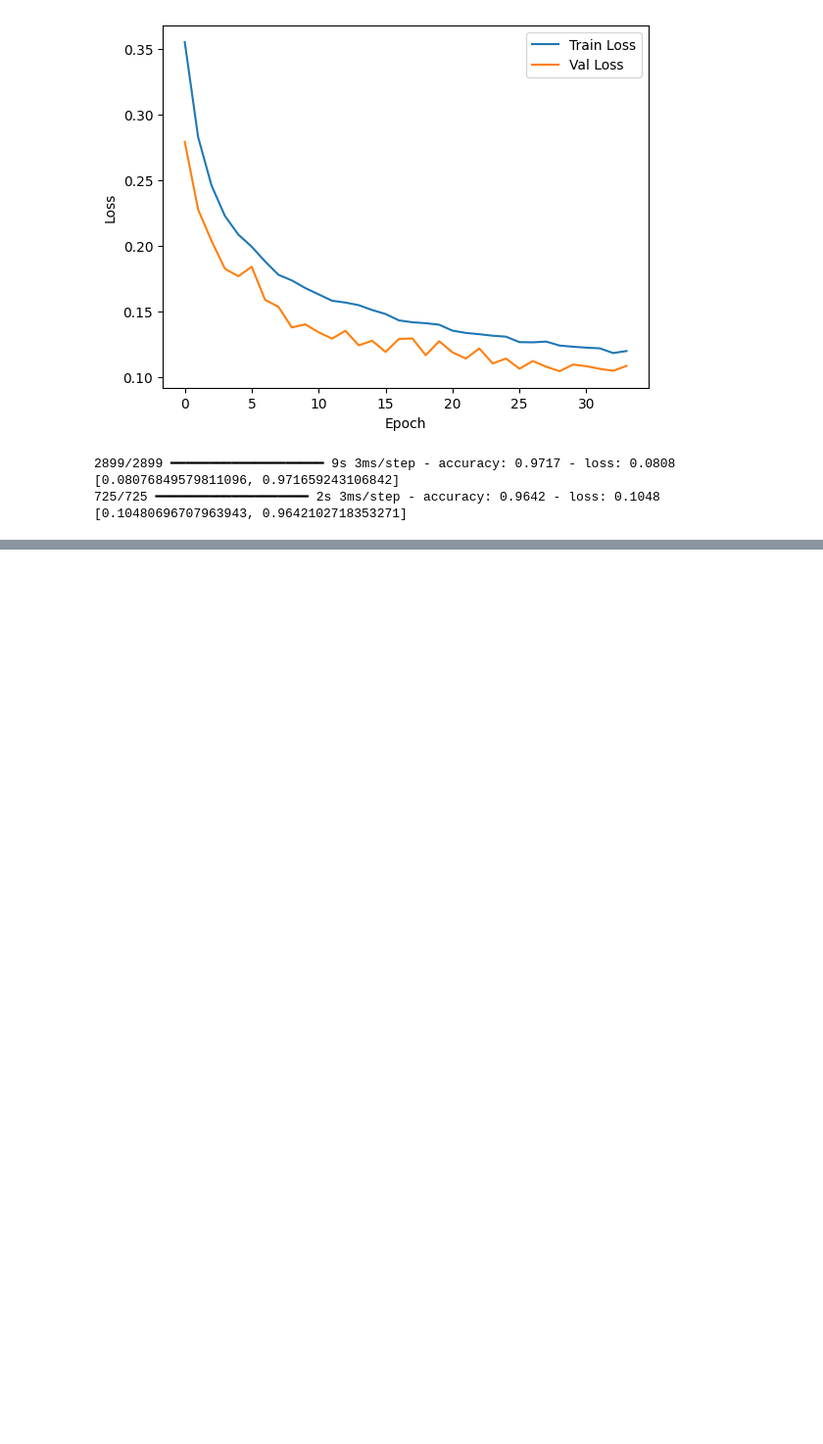
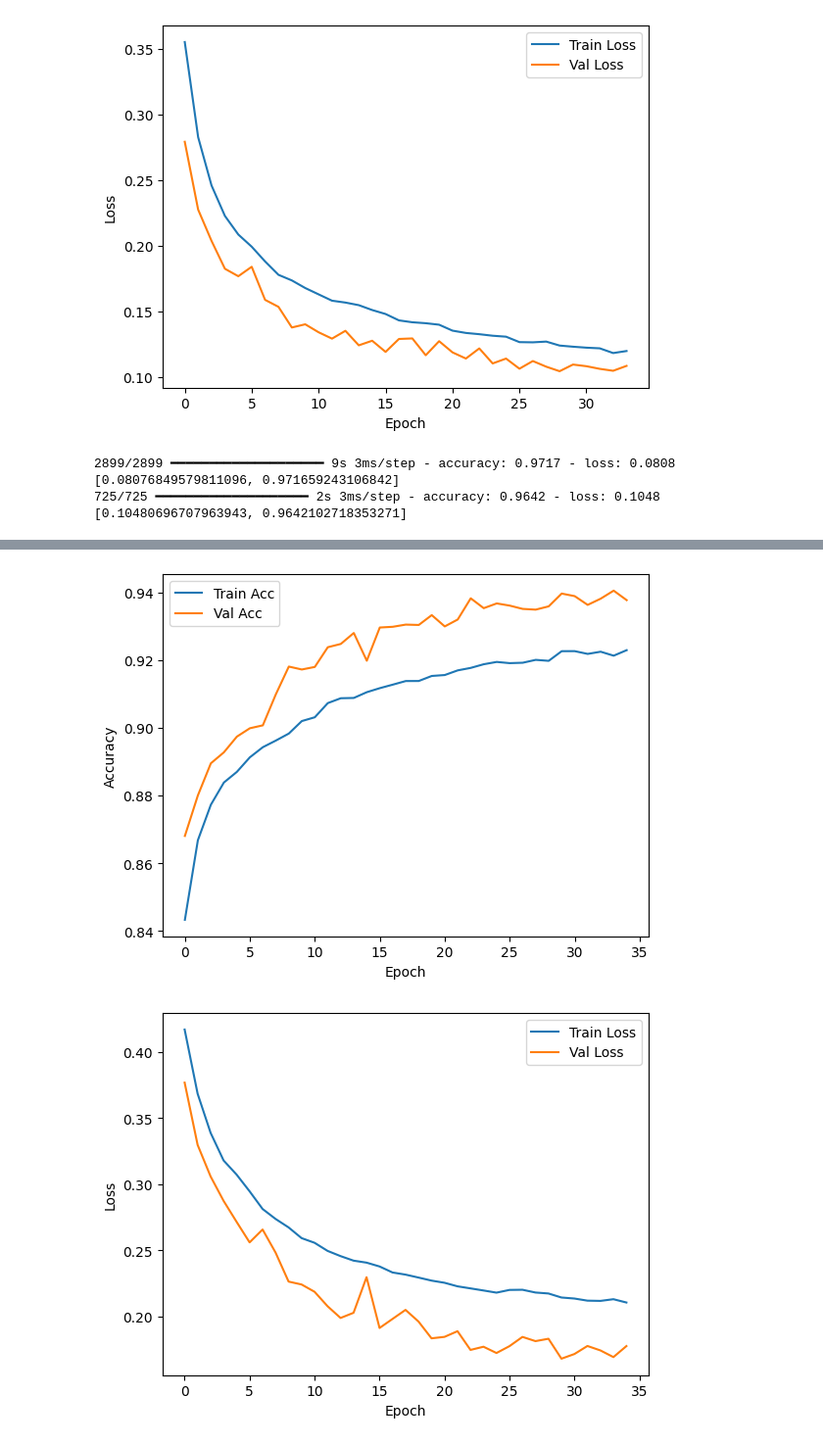
Before and after one commit to Zermatzor/DS_HeartBeat_Project, a Jupyter notebook: src/MLP.ipynb, the cells around one changed output, grey strips where cells are left out. Shown at 98% size. Saved outputs shown, nothing was run; the diff lists cells and outputs as text; code cells hidden in the pictures; blank space fills up the shorter version.

Commit message:
updated MLP with tanh models

```diff
--- a/src/MLP.ipynb
+++ b/src/MLP.ipynb
@@ -657,3 +657,72 @@ weighted avg       0.96      0.96      0.96     23191
 [0.08076849579811096, 0.971659243106842]
 725/725 ━━━━━━━━━━━━━━━━━━━━ 2s 3ms/step - accuracy: 0.9642 - loss: 0.1048
 [0.10480696707963943, 0.9642102718353271]
+# %%
+# build MLP model sequentially; Dense layers: [512, 256, 128, 64, 36], activation: tanh, dropout layers: Dropout(0.4) after each layer
+# output activation: sigmoid
+# epochs 50
+
+
+model = Sequential()
+
+model.add(Dense(units=512, activation='tanh', input_shape=(187,)))
+model.add(Dropout(0.4))
+model.add(Dense(units=256, activation='tanh'))
+model.add(Dropout(0.4))
+model.add(Dense(units=128, activation='tanh'))
+model.add(Dropout(0.4))
+model.add(Dense(units=64, activation='tanh'))
+model.add(Dropout(0.4))
+model.add(Dense(units=32, activation='tanh'))
+model.add(Dropout(0.4))
+model.add(Dense(units=1, activation='sigmoid'))
+
+#compile model
+
+model.compile(loss="binary_crossentropy", #loss function for binary classification
+              optimizer="adam",
+              metrics=["accuracy"])
+
+early_stop = EarlyStopping(monitor='val_loss',  #if no improvement in val_loss after 5 epochs, stop and keep best model
+                           patience=5,
+                           restore_best_weights=True)
+
+#train model
+
+history = model.fit(X_train, y_train, epochs=50, batch_size=32, validation_split=0.1, callbacks=[early_stop])
+
+#make prediction on test set
+
+test_pred = model.predict(X_test) #returns array of probabilities of belonging to class 1
+
+y_test_class = y_test
+y_pred_class = (test_pred > 0.5) # returns boolean array, True if probability of belonging to class 1 > 0.5, False otherwise
+
+#evaluate model
+
+print(classification_report(y_test_class, y_pred_class))
+
+#visualise loss and accuracy evolution for training and validation sets
+
+plt.plot(history.history['accuracy'], label='Train Acc')
+plt.plot(history.history['val_accuracy'], label='Val Acc')
+plt.xlabel('Epoch')
+plt.ylabel('Accuracy')
+plt.legend()
+plt.show()
+
+plt.plot(history.history['loss'], label='Train Loss')
+plt.plot(history.history['val_loss'], label='Val Loss')
+plt.xlabel('Epoch')
+plt.ylabel('Loss')
+plt.legend()
+plt.show()
+
+#evaluate on training set
+
+print(model.evaluate(X_train, y_train))
+
+#evaluate on test set
+
+print(model.evaluate(X_test, y_test))
+# %% [output]
@@ -659,0 +746,2 @@ weighted avg       0.96      0.96      0.96     23191
+[figure, added]
+[figure, added]
```
Also changed, not shown: parts of 3 cells of this notebook.
